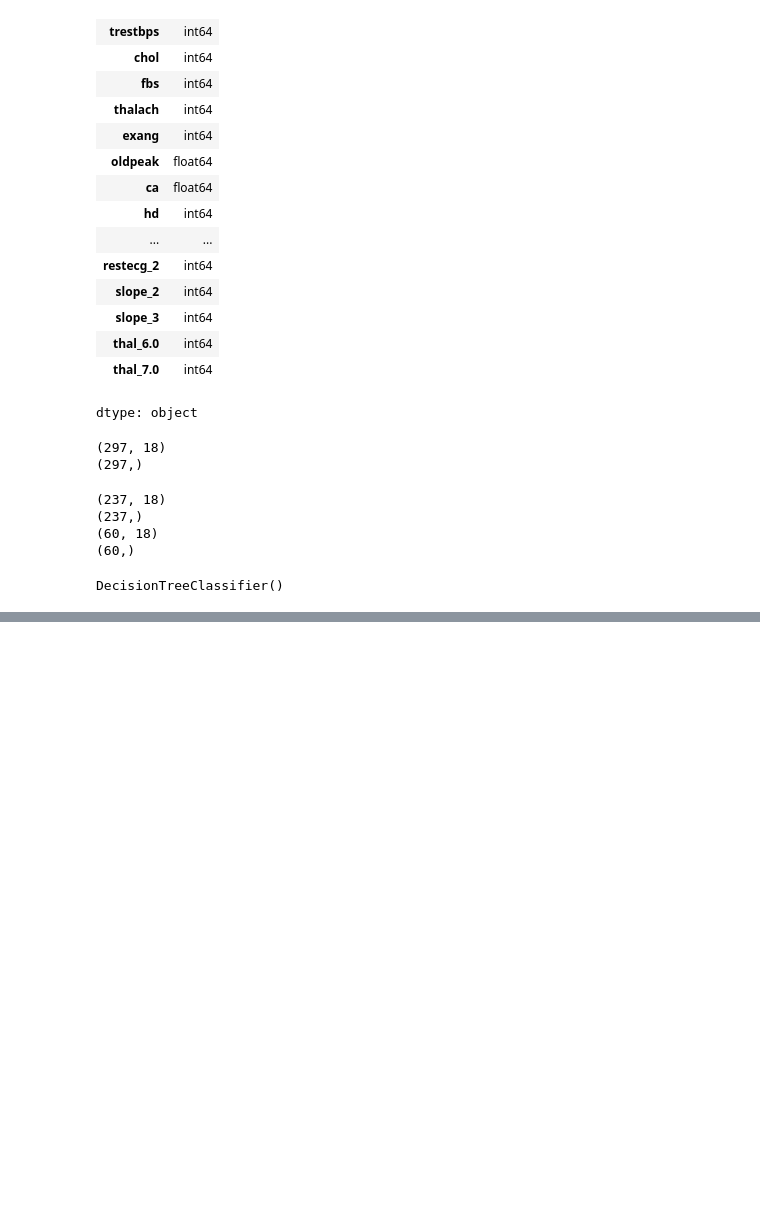
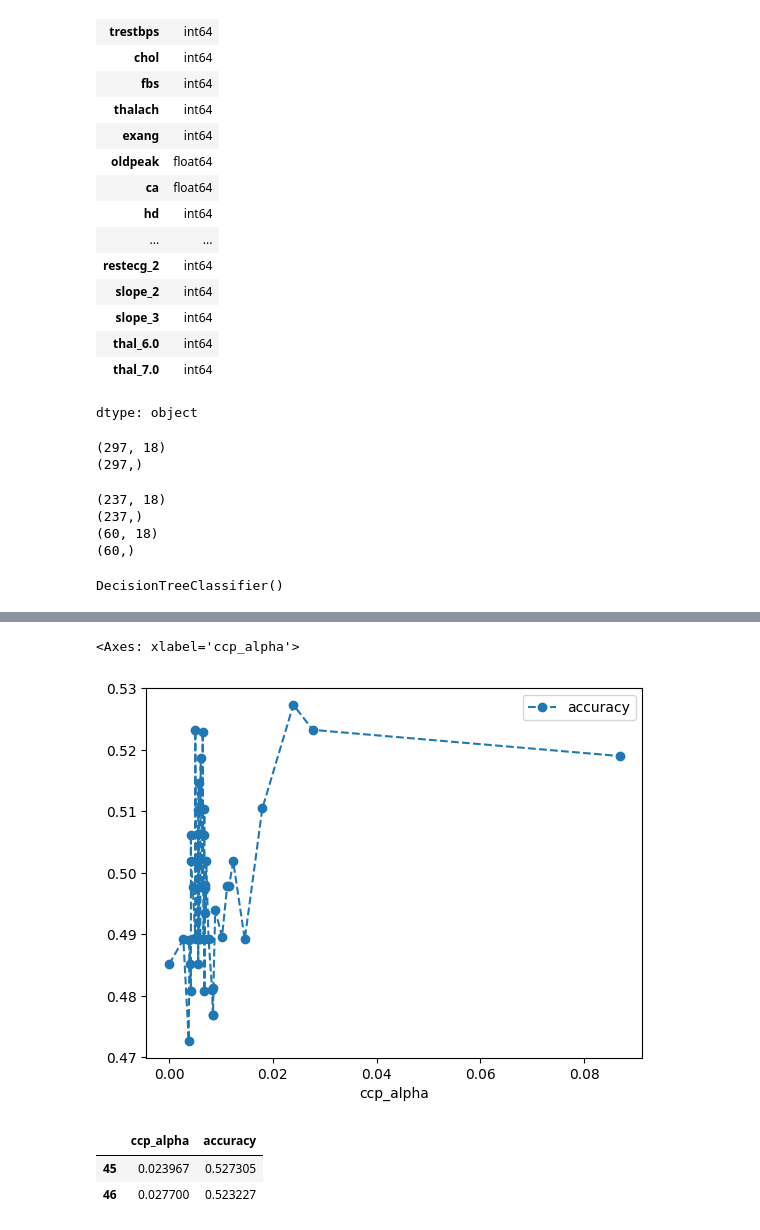
Before and after one commit to manjunathsirur1994/Decision_Trees, a Jupyter notebook: Decision_Tree.ipynb, the cells around one changed output, grey strips where cells are left out. Cells and saved outputs as stored; diff of their text form; code cells hidden in the pictures; blank space fills up the shorter version.

```diff
--- a/Decision_Tree.ipynb
+++ b/Decision_Tree.ipynb
@@ -329,0 +351,22 @@ dtype: int64
+# %%
+alpha_loop_values = []
+
+for ccp_alpha in ccp_alphas:
+  clf_dt = DecisionTreeClassifier(ccp_alpha=ccp_alpha)
+  scores = cross_val_score(clf_dt, x_train, y_train, cv=5)
+  alpha_loop_values.append((ccp_alpha, scores.mean()))
+
+alpha_results = pd.DataFrame(alpha_loop_values, columns=['ccp_alpha', 'accuracy'])
+alpha_results.plot(x='ccp_alpha',
+                   y='accuracy',
+                   marker='o',
+                   linestyle='--')
+# %% [output]
+<Axes: xlabel='ccp_alpha'>
+[figure, added]
+# %%
+alpha_results[(alpha_results['ccp_alpha'] > 0.02)&(alpha_results['ccp_alpha'] < 0.04)]
+# %% [output]
+|  | ccp_alpha | accuracy |
+| 45 | 0.023967 | 0.527305 |
+| 46 | 0.027700 | 0.523227 |
```
Also changed, not shown: parts of 11 cells of this notebook.
